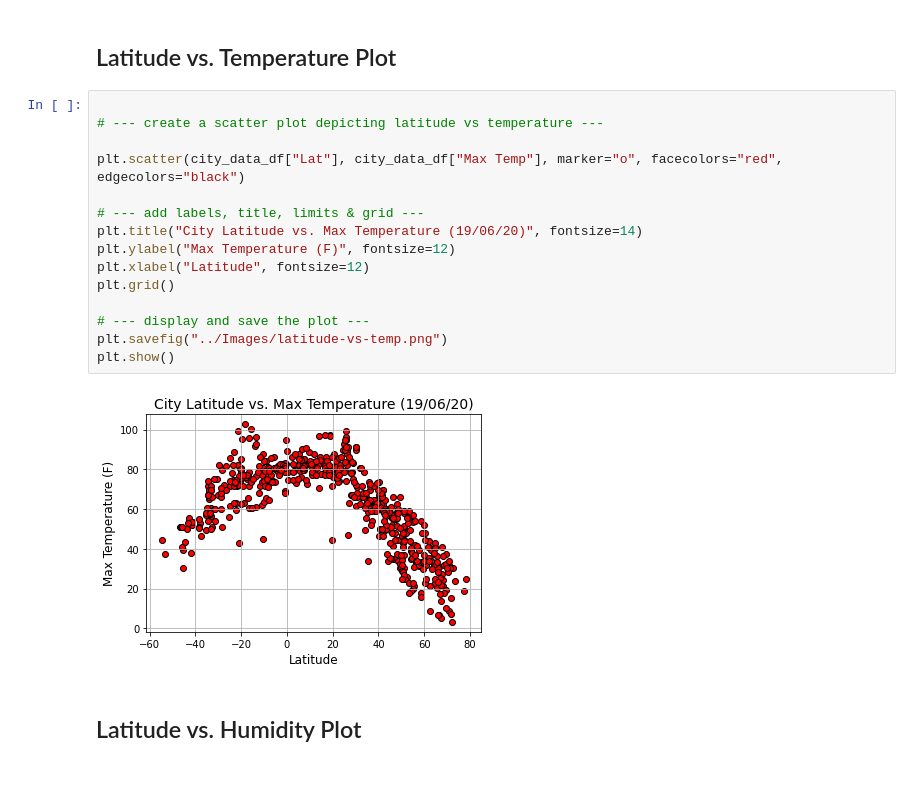
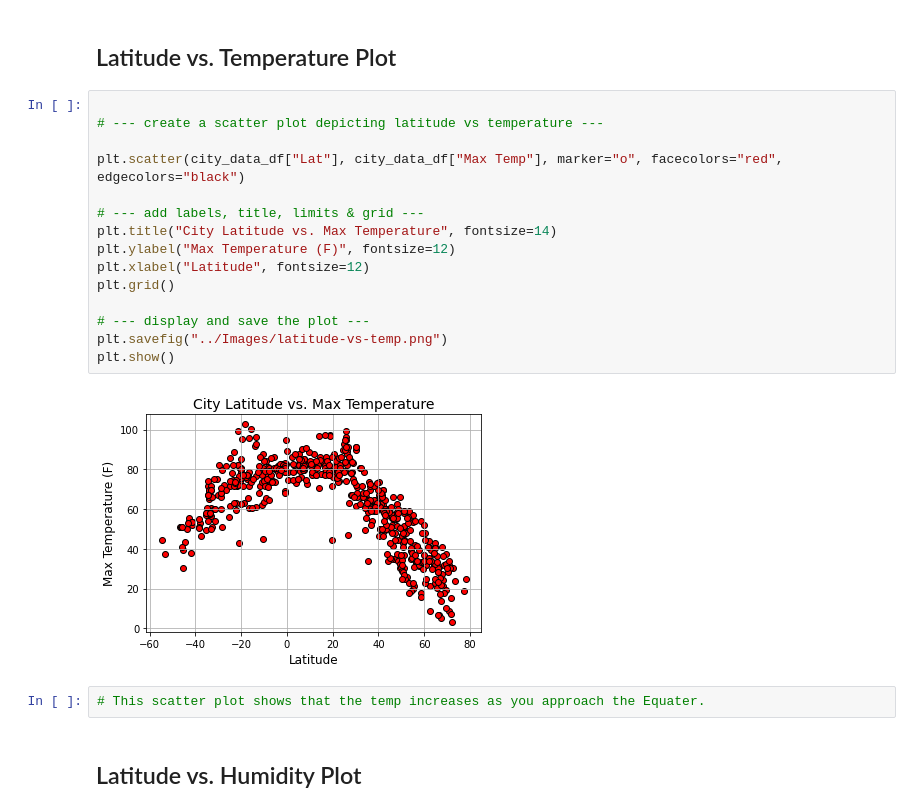
Before and after one commit to Joelcox518/python-api-challenge, a Jupyter notebook: WeatherPy/weatherPy.ipynb, the cells around one changed output. Saved outputs shown, nothing was run; the diff lists cells and outputs as text; blank space fills up the shorter version.

```diff
--- a/WeatherPy/weatherPy.ipynb
+++ b/WeatherPy/weatherPy.ipynb
@@ -199,20 +199,22 @@ Skip this step if there are no cities that have humidity > 100%.
 # %%
 
 # --- create a scatter plot depicting latitude vs temperature ---
 
 plt.scatter(city_data_df["Lat"], city_data_df["Max Temp"], marker="o", facecolors="red", edgecolors="black")
 
 # --- add labels, title, limits & grid ---
-plt.title("City Latitude vs. Max Temperature (19/06/20)", fontsize=14)
+plt.title("City Latitude vs. Max Temperature", fontsize=14)
 plt.ylabel("Max Temperature (F)", fontsize=12)
 plt.xlabel("Latitude", fontsize=12)
 plt.grid()
 
 # --- display and save the plot ---
 plt.savefig("../Images/latitude-vs-temp.png")
 plt.show()
 # %% [output]
-[figure, old version]
+[figure, new version]
+# %%
+# This scatter plot shows that the temp increases as you approach the Equater.
 # %% [markdown]
 ## Latitude vs. Humidity Plot
 # %%
```
Also changed, not shown: parts of 21 cells of this notebook, 4 other files.
